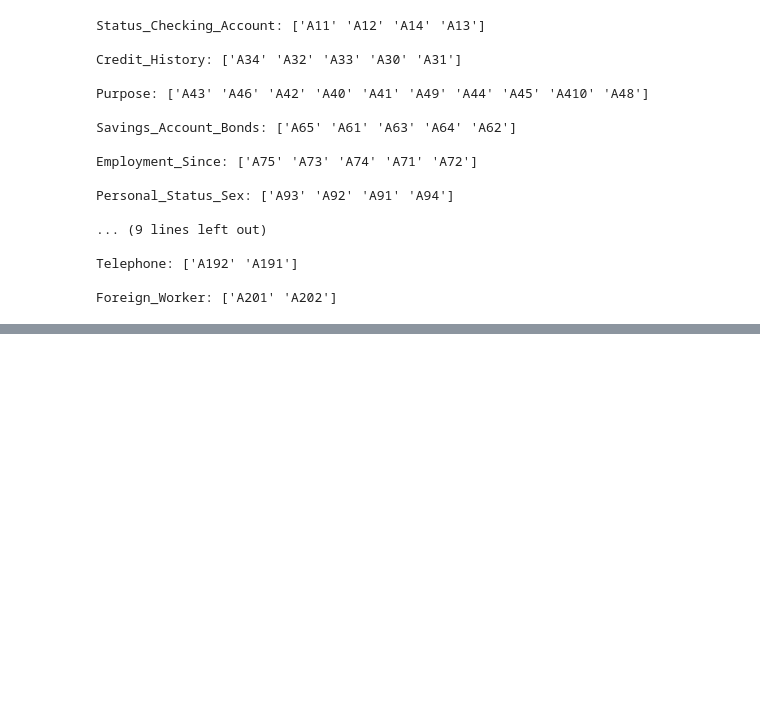
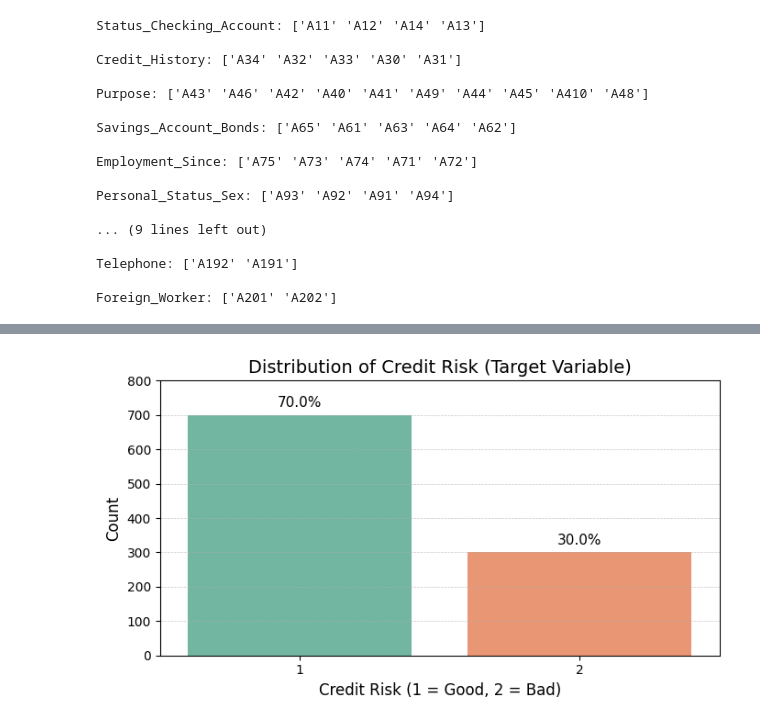
Before and after one commit to amharringthon/credit-score-simulator, a Jupyter notebook: credit-score-simulator.ipynb, the cells around one changed output, grey strips where cells are left out. Cells and saved outputs as stored; diff of their text form; code cells hidden in the pictures; blank space fills up the shorter version.

```diff
--- a/credit-score-simulator.ipynb
+++ b/credit-score-simulator.ipynb
@@ -249 +349,35 @@ memory usage: 156.4+ KB
+# %%
+import seaborn as sns
+import matplotlib.pyplot as plt
+
+# Create a copy for plotting
+y_plot = y.copy()
+y_plot['proportion'] = y_plot['class'].map(y['class'].value_counts(normalize=True))
+
+# Plot
+plt.figure(figsize=(7, 4))
+ax = sns.countplot(data=y_plot, x='class', hue='class', palette=['#66c2a5', '#fc8d62'], legend=False)
+
+# Title and axis labels
+plt.title('Distribution of Credit Risk (Target Variable)', fontsize=14)
+plt.xlabel('Credit Risk (1 = Good, 2 = Bad)', fontsize=12)
+plt.ylabel('Count', fontsize=12)
+
+# Grid lines
+plt.grid(axis='y', linestyle='--', linewidth=0.5, alpha=0.7)
+
+# Add annotations
+for p in ax.patches:
+    height = p.get_height()
+    ax.annotate(f'{height / len(y) * 100:.1f}%',
+                (p.get_x() + p.get_width() / 2., height + 15),  # slightly above the bar
+                ha='center', va='bottom', fontsize=11)
+
+# Add some vertical space to avoid cutting labels
+plt.ylim(0, max(y['class'].value_counts()) + 100)
+
+plt.tight_layout()
+plt.show()
+# %% [output]
+[figure, added]
 # %%
```
Also changed, not shown: parts of 46 cells of this notebook, 3 other files.
